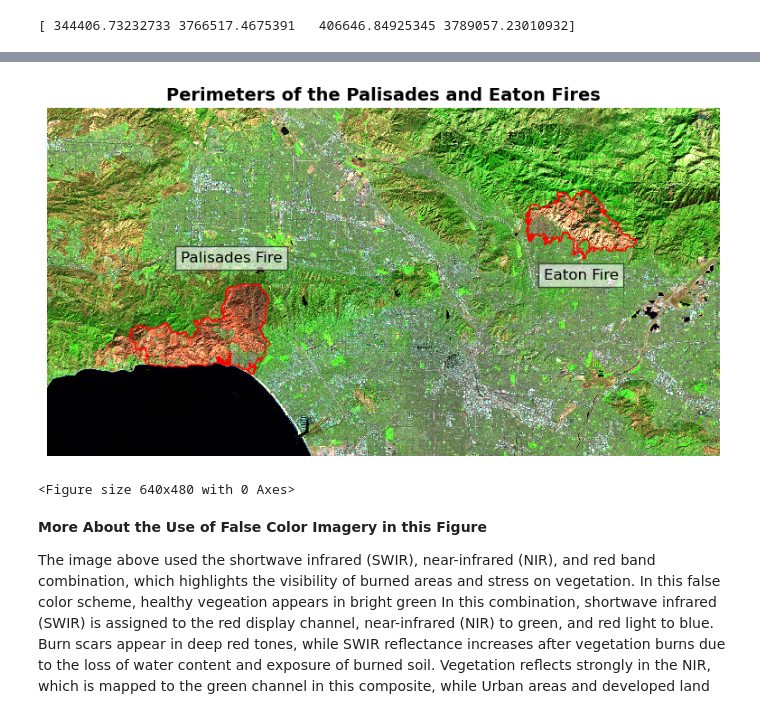
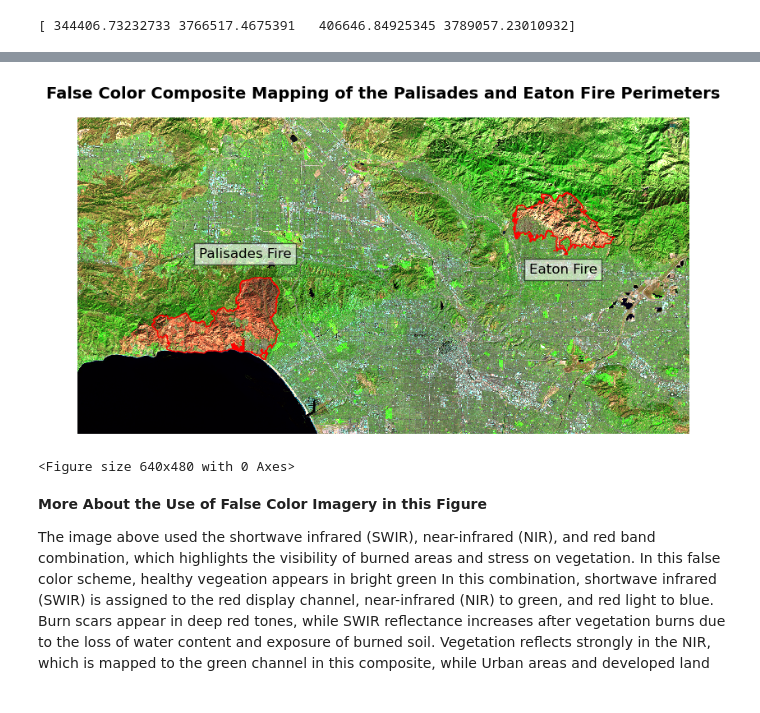
Before and after one commit to mmorenorolon/eds220-hwk4, a Jupyter notebook: hwk4-task2-false-color-MORENOROLON.ipynb, the cells around one changed output, grey strips where cells are left out. Saved outputs shown, nothing was run; the diff lists cells and outputs as text; code cells hidden in the pictures.

```diff
--- a/hwk4-task2-false-color-MORENOROLON.ipynb
+++ b/hwk4-task2-false-color-MORENOROLON.ipynb
@@ -493,35 +566,35 @@ print(fires.total_bounds)
 # %%
 # Create empty plot
 fig, ax = plt.subplots(figsize=(11,5))
 ax.axis('off')
 
 # Show the shortwave infrared/near-infrared/red false color image together with both fire perimeters
 landsat8_filled[['swir22', 'nir08', 'red']].to_array().plot.imshow(robust=True, ax = ax)
 fires.plot(ax=ax,
            legend=True,
            color = 'none',
            edgecolor='red')
 
 # Add a title
-ax.set_title("Perimeters of the Palisades and Eaton Fires", fontsize=14, fontweight='bold')
+ax.set_title("False Color Composite Mapping of the Palisades and Eaton Fire Perimeters", fontsize=14, fontweight='bold')
 
 # Add text annotation for the Eaton Fire
 ax.text(0.85, 0.5, "Eaton Fire",
         transform=ax.transAxes,  # relative to axes (0–1)
         ha="right", va="bottom",
         fontsize=12, bbox=dict(facecolor="white", alpha=0.6))
 
 # Add text annotation for the Palisades Fire
 ax.text(0.35, 0.55, "Palisades Fire",
         transform=ax.transAxes,  # relative to axes (0–1)
         ha="right", va="bottom",
         fontsize=12, bbox=dict(facecolor="white", alpha=0.6))
 
 # Display plot
 plt.show()
 plt.tight_layout()
 # %% [output]
-[figure, old version]
+[figure, new version]
 <Figure size 640x480 with 0 Axes>
 # %% [markdown]
 **More About the Use of False Color Imagery in this Figure**
```
Also changed, not shown: parts of 27 cells of this notebook.
